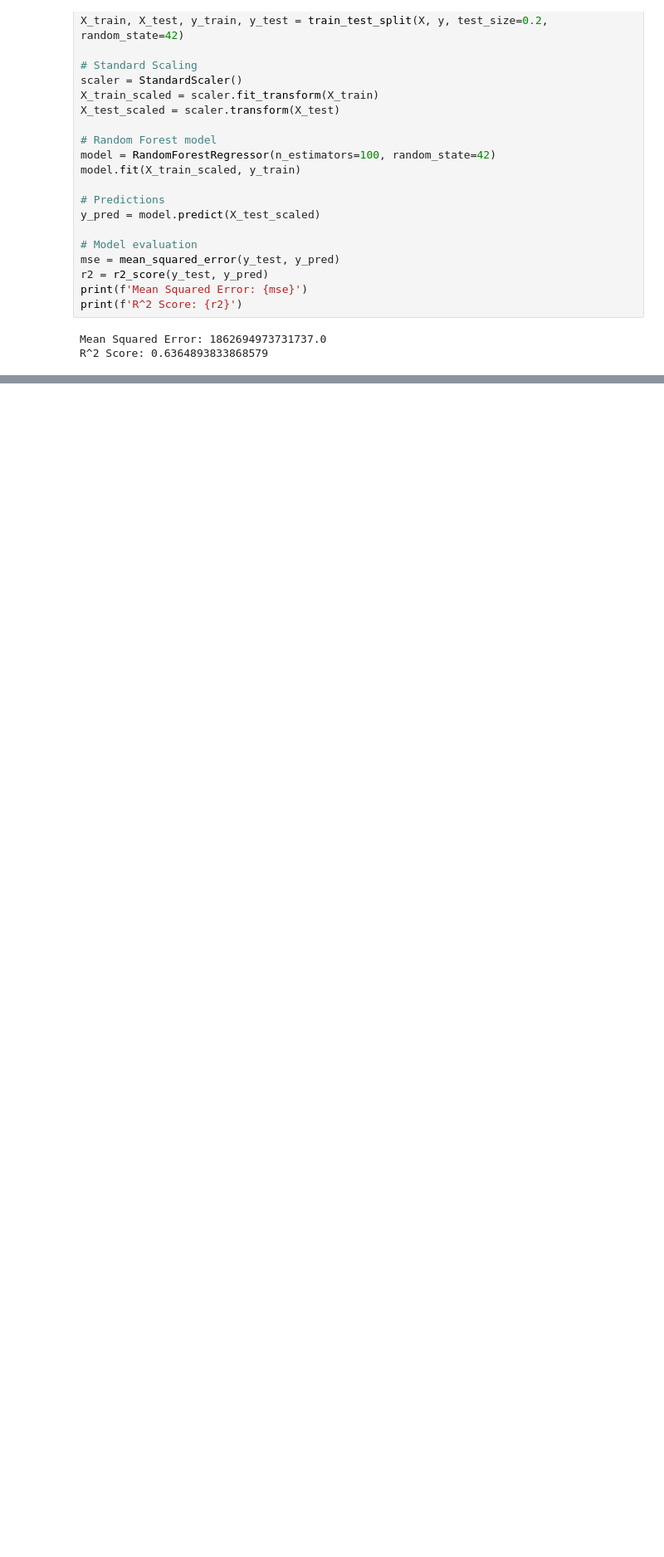
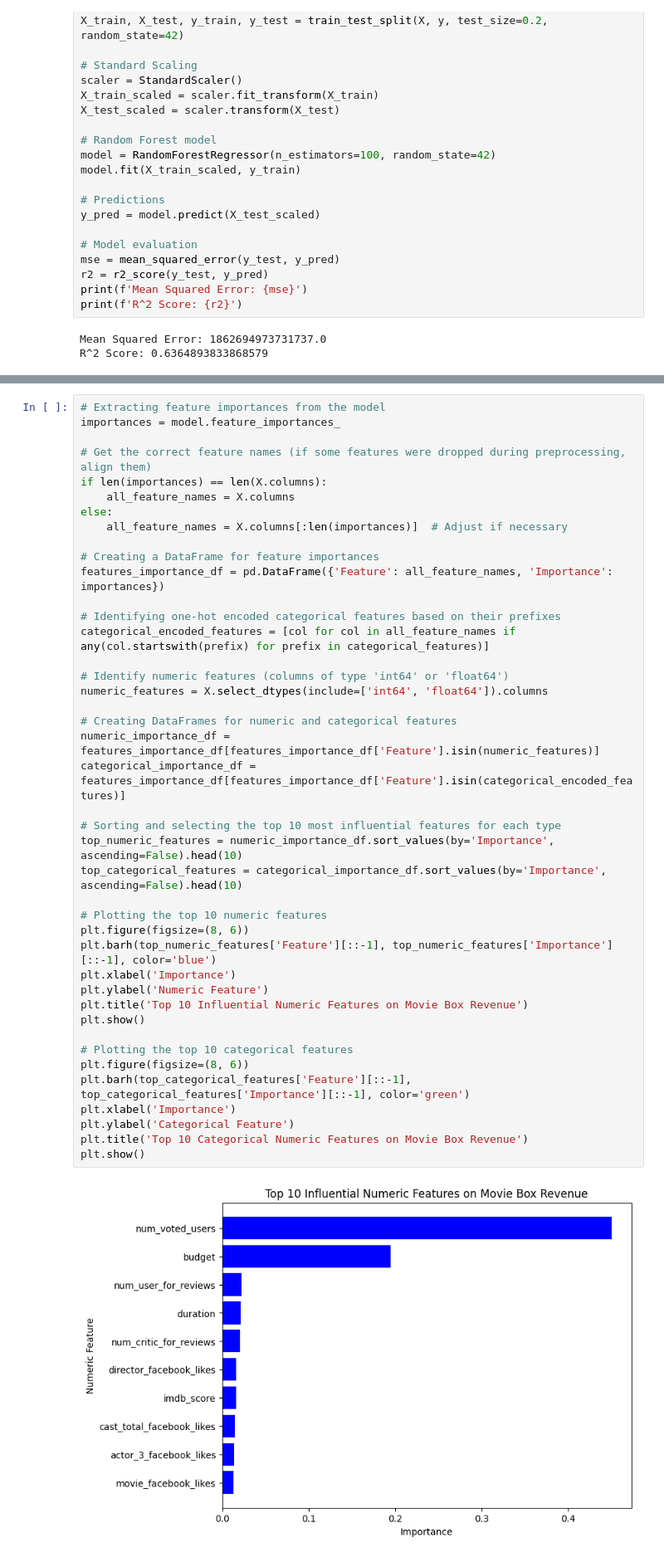
Before and after one commit to LegallyNotBlonde/Movie_Analysis, a Jupyter notebook: Notebooks/machine_learning_colab.ipynb, the cells around one changed output, grey strips where cells are left out. Shown at 83% size. Saved outputs shown, nothing was run; the diff lists cells and outputs as text; blank space fills up the shorter version.

```diff
--- a/Notebooks/machine_learning_colab.ipynb
+++ b/Notebooks/machine_learning_colab.ipynb
@@ -1047,0 +809,44 @@ print("Best Parmeters:", best_params)
+# %%
+# Extracting feature importances from the model
+importances = model.feature_importances_
+
+# Get the correct feature names (if some features were dropped during preprocessing, align them)
+if len(importances) == len(X.columns):
+    all_feature_names = X.columns
+else:
+    all_feature_names = X.columns[:len(importances)]  # Adjust if necessary
+
+# Creating a DataFrame for feature importances
+features_importance_df = pd.DataFrame({'Feature': all_feature_names, 'Importance': importances})
+
+# Identifying one-hot encoded categorical features based on their prefixes
+categorical_encoded_features = [col for col in all_feature_names if any(col.startswith(prefix) for prefix in categorical_features)]
+
+# Identify numeric features (columns of type 'int64' or 'float64')
+numeric_features = X.select_dtypes(include=['int64', 'float64']).columns
+
+# Creating DataFrames for numeric and categorical features
+numeric_importance_df = features_importance_df[features_importance_df['Feature'].isin(numeric_features)]
+categorical_importance_df = features_importance_df[features_importance_df['Feature'].isin(categorical_encoded_features)]
+
+# Sorting and selecting the top 10 most influential features for each type
+top_numeric_features = numeric_importance_df.sort_values(by='Importance', ascending=False).head(10)
+top_categorical_features = categorical_importance_df.sort_values(by='Importance', ascending=False).head(10)
+
+# Plotting the top 10 numeric features
+plt.figure(figsize=(8, 6))
+plt.barh(top_numeric_features['Feature'][::-1], top_numeric_features['Importance'][::-1], color='blue')
+plt.xlabel('Importance')
+plt.ylabel('Numeric Feature')
+plt.title('Top 10 Influential Numeric Features on Movie Box Revenue')
+plt.show()
+
+# Plotting the top 10 categorical features
+plt.figure(figsize=(8, 6))
+plt.barh(top_categorical_features['Feature'][::-1], top_categorical_features['Importance'][::-1], color='green')
+plt.xlabel('Importance')
+plt.ylabel('Categorical Feature')
+plt.title('Top 10 Categorical Numeric Features on Movie Box Revenue')
+plt.show()
+# %% [output]
+[figure, added]
```
Also changed, not shown: parts of 66 cells of this notebook, 2 other files.
